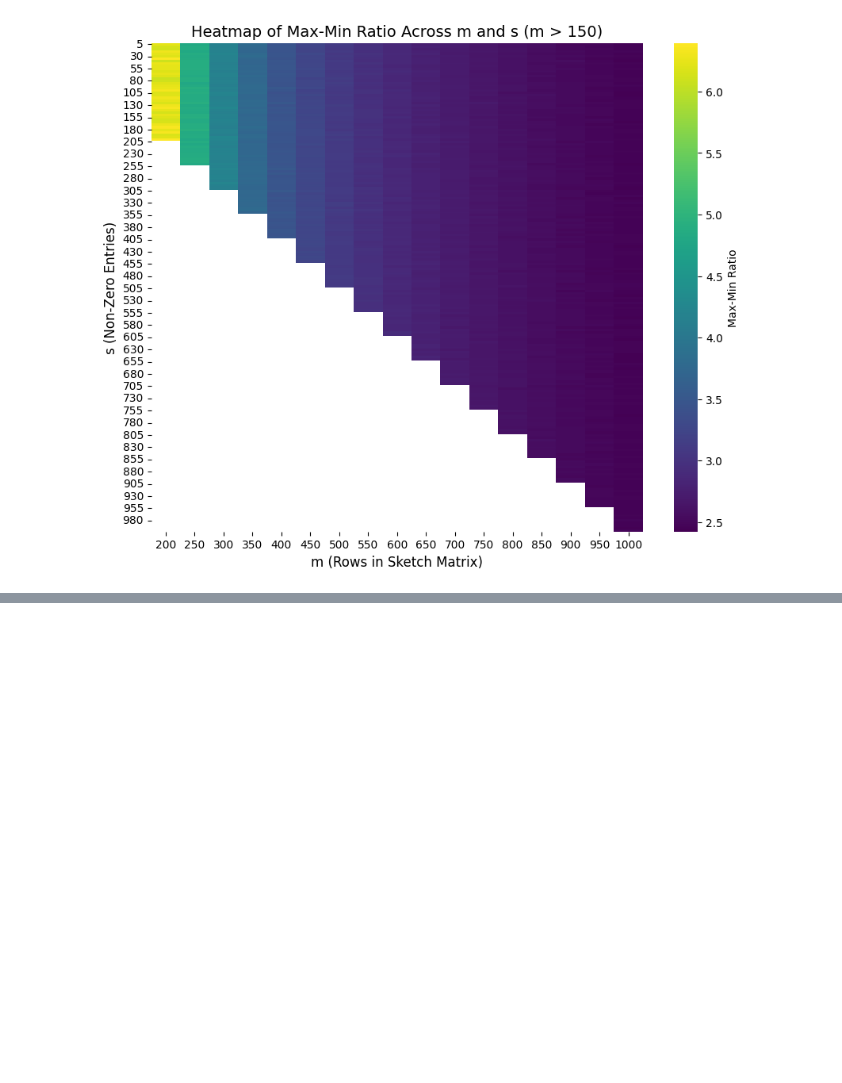
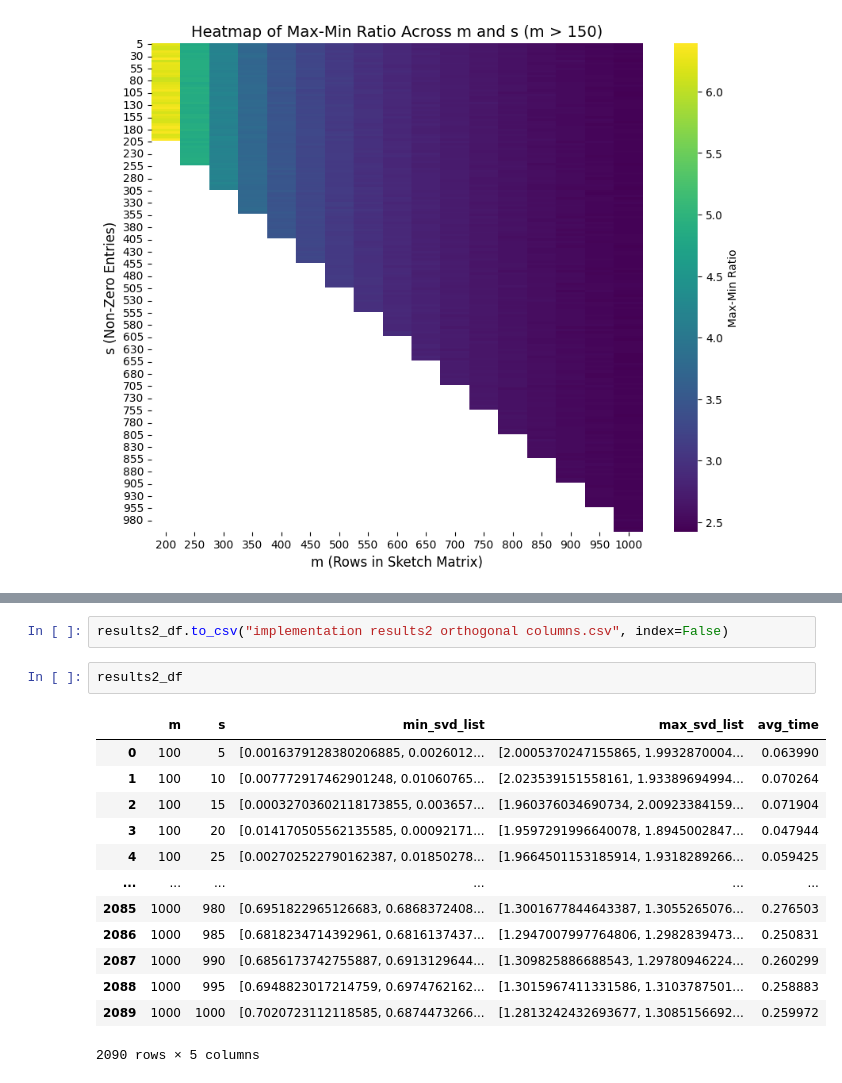
Before and after one commit to LakBoonJun1/DSA4288, a Jupyter notebook: Notebook/implementation.ipynb, the cells around one changed output, grey strips where cells are left out. Cells and saved outputs as stored; diff of their text form; blank space fills up the shorter version.

```diff
--- a/Notebook/implementation.ipynb
+++ b/Notebook/implementation.ipynb
@@ -225,0 +273,18 @@ plt.show()
+# %%
+results2_df.to_csv("implementation results2 orthogonal columns.csv", index=False)
+# %%
+results2_df
+# %% [output]
+|  | m | s | min_svd_list | max_svd_list | avg_time |
+| 0 | 100 | 5 | [0.0016379128380206885, 0.0026012... | [2.0005370247155865, 1.9932870004... | 0.063990 |
+| 1 | 100 | 10 | [0.007772917462901248, 0.01060765... | [2.023539151558161, 1.93389694994... | 0.070264 |
+| 2 | 100 | 15 | [0.00032703602118173855, 0.003657... | [1.960376034690734, 2.00923384159... | 0.071904 |
+| 3 | 100 | 20 | [0.014170505562135585, 0.00092171... | [1.9597291996640078, 1.8945002847... | 0.047944 |
+| 4 | 100 | 25 | [0.002702522790162387, 0.01850278... | [1.9664501153185914, 1.9318289266... | 0.059425 |
+| ... | ... | ... | ... | ... | ... |
+| 2085 | 1000 | 980 | [0.6951822965126683, 0.6868372408... | [1.3001677844643387, 1.3055265076... | 0.276503 |
+| 2086 | 1000 | 985 | [0.6818234714392961, 0.6816137437... | [1.2947007997764806, 1.2982839473... | 0.250831 |
+| 2087 | 1000 | 990 | [0.6856173742755887, 0.6913129644... | [1.309825886688543, 1.29780946224... | 0.260299 |
+| 2088 | 1000 | 995 | [0.6948823017214759, 0.6974762162... | [1.3015967411331586, 1.3103787501... | 0.258883 |
+| 2089 | 1000 | 1000 | [0.7020723112118585, 0.6874473266... | [1.2813242432693677, 1.3085156692... | 0.259972 |
+2090 rows × 5 columns
```
Also changed, not shown: parts of 7 cells of this notebook, 1 other file.
